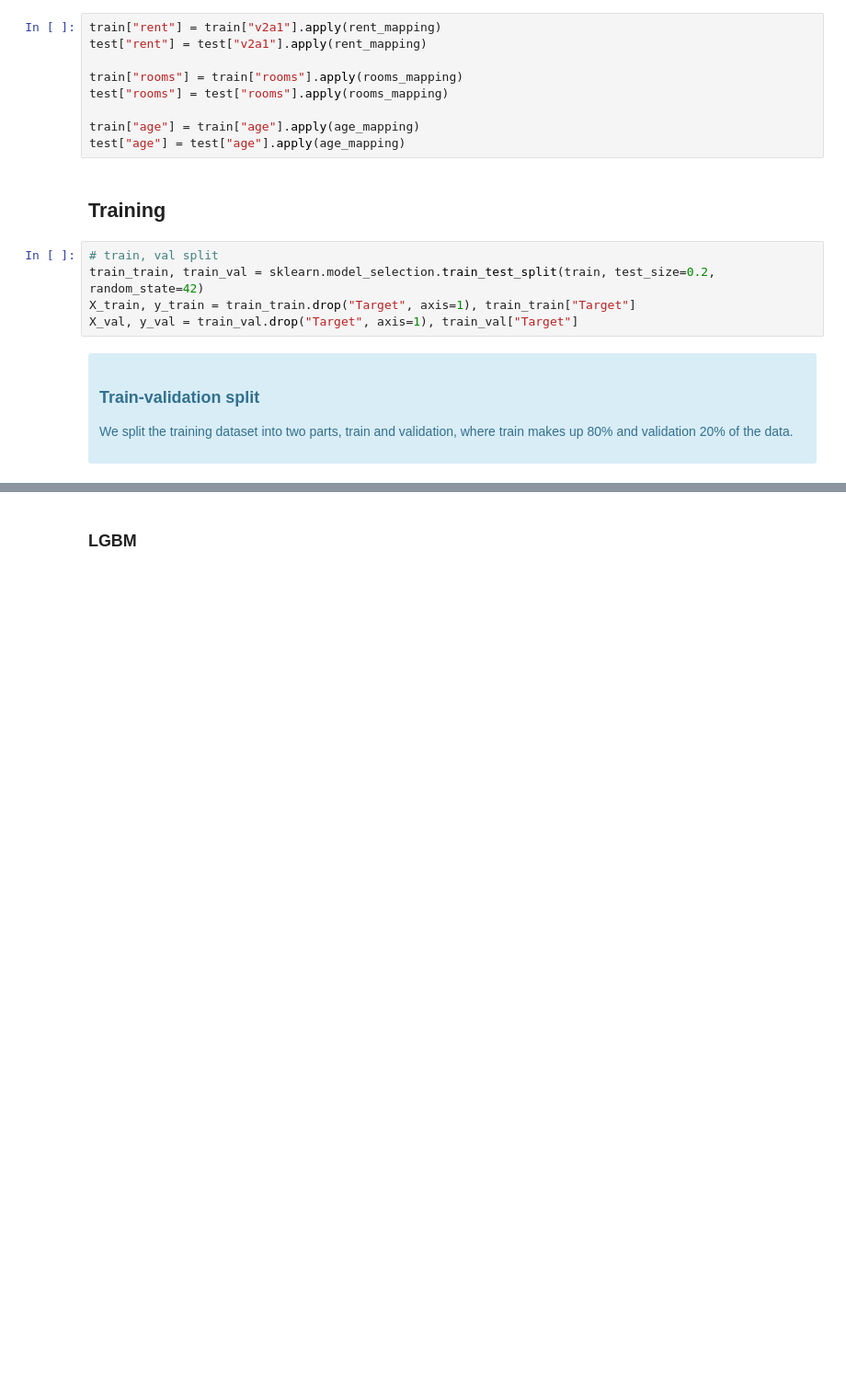
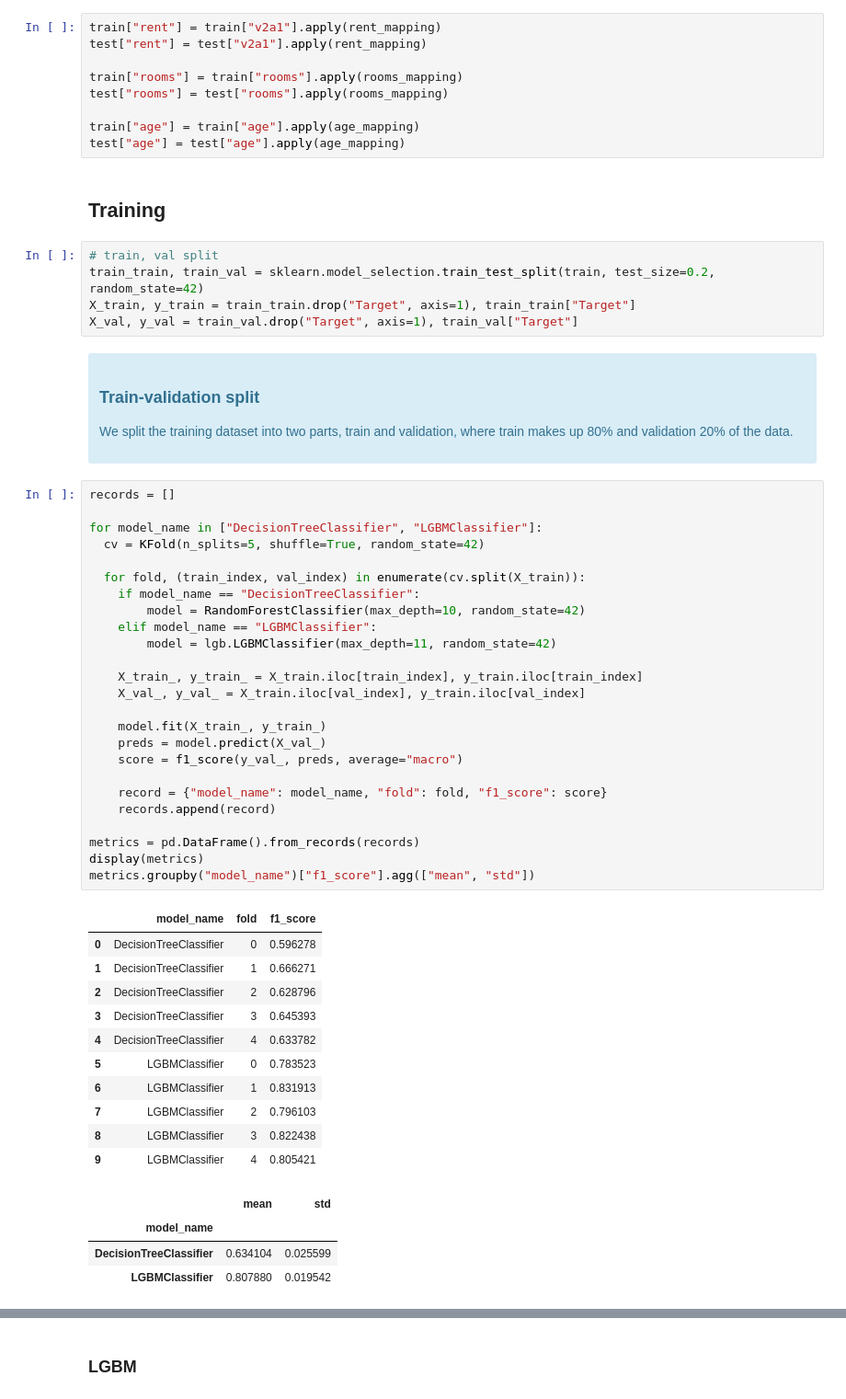
Before and after one commit to leonardo-toffalini/dmml-project, a Jupyter notebook: train.ipynb, the cells around one changed output, grey strips where cells are left out. Shown: that part at 92% size. Saved outputs shown, nothing was run; the diff lists cells and outputs as text; blank space fills up the shorter version.

```diff
--- a/train.ipynb
+++ b/train.ipynb
@@ -202,3 +206,44 @@ X_val, y_val = train_val.drop("Target", axis=1), train_val["Target"]
     <h3>Train-validation split</h3>
     <p>We split the training dataset into two parts, train and validation, where train makes up 80% and validation 20% of the data.</p>
 </div>
+# %%
+records = []
+
+for model_name in ["DecisionTreeClassifier", "LGBMClassifier"]:
+  cv = KFold(n_splits=5, shuffle=True, random_state=42)
+
+  for fold, (train_index, val_index) in enumerate(cv.split(X_train)):
+    if model_name == "DecisionTreeClassifier":
+        model = RandomForestClassifier(max_depth=10, random_state=42)
+    elif model_name == "LGBMClassifier":
+        model = lgb.LGBMClassifier(max_depth=11, random_state=42)
+
+    X_train_, y_train_ = X_train.iloc[train_index], y_train.iloc[train_index]
+    X_val_, y_val_ = X_train.iloc[val_index], y_train.iloc[val_index]
+
+    model.fit(X_train_, y_train_)
+    preds = model.predict(X_val_)
+    score = f1_score(y_val_, preds, average="macro")
+
+    record = {"model_name": model_name, "fold": fold, "f1_score": score}
+    records.append(record)
+
+metrics = pd.DataFrame().from_records(records)
+display(metrics)
+metrics.groupby("model_name")["f1_score"].agg(["mean", "std"])
+# %% [output]
+|  | model_name | fold | f1_score |
+| 0 | DecisionTreeClassifier | 0 | 0.596278 |
+| 1 | DecisionTreeClassifier | 1 | 0.666271 |
+| 2 | DecisionTreeClassifier | 2 | 0.628796 |
+| 3 | DecisionTreeClassifier | 3 | 0.645393 |
+| 4 | DecisionTreeClassifier | 4 | 0.633782 |
+| 5 | LGBMClassifier | 0 | 0.783523 |
+| 6 | LGBMClassifier | 1 | 0.831913 |
+| 7 | LGBMClassifier | 2 | 0.796103 |
+| 8 | LGBMClassifier | 3 | 0.822438 |
+| 9 | LGBMClassifier | 4 | 0.805421 |
+|  | mean | std |
+| model_name |  |  |
+| DecisionTreeClassifier | 0.634104 | 0.025599 |
+| LGBMClassifier | 0.807880 | 0.019542 |
```
Also changed, not shown: parts of 11 cells of this notebook.
